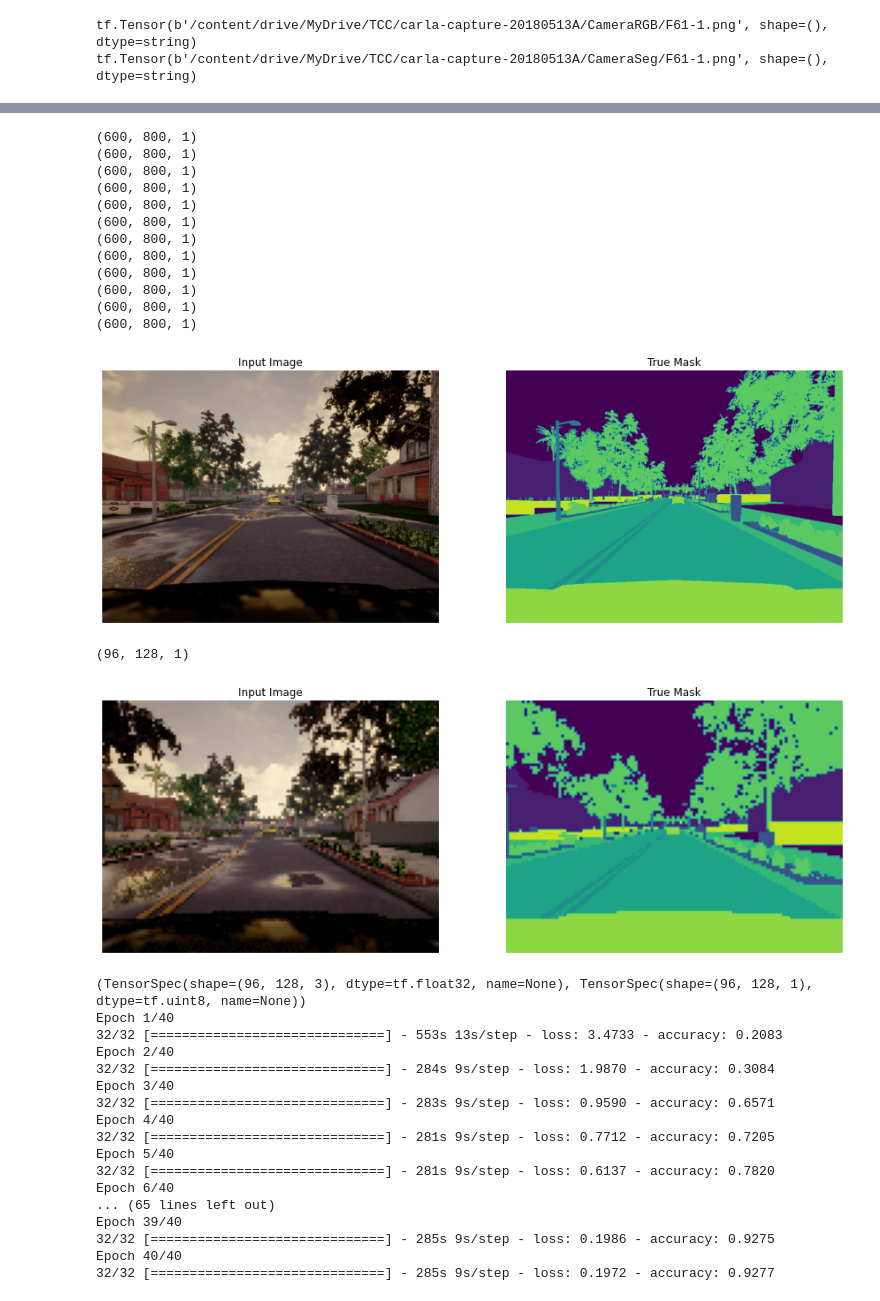
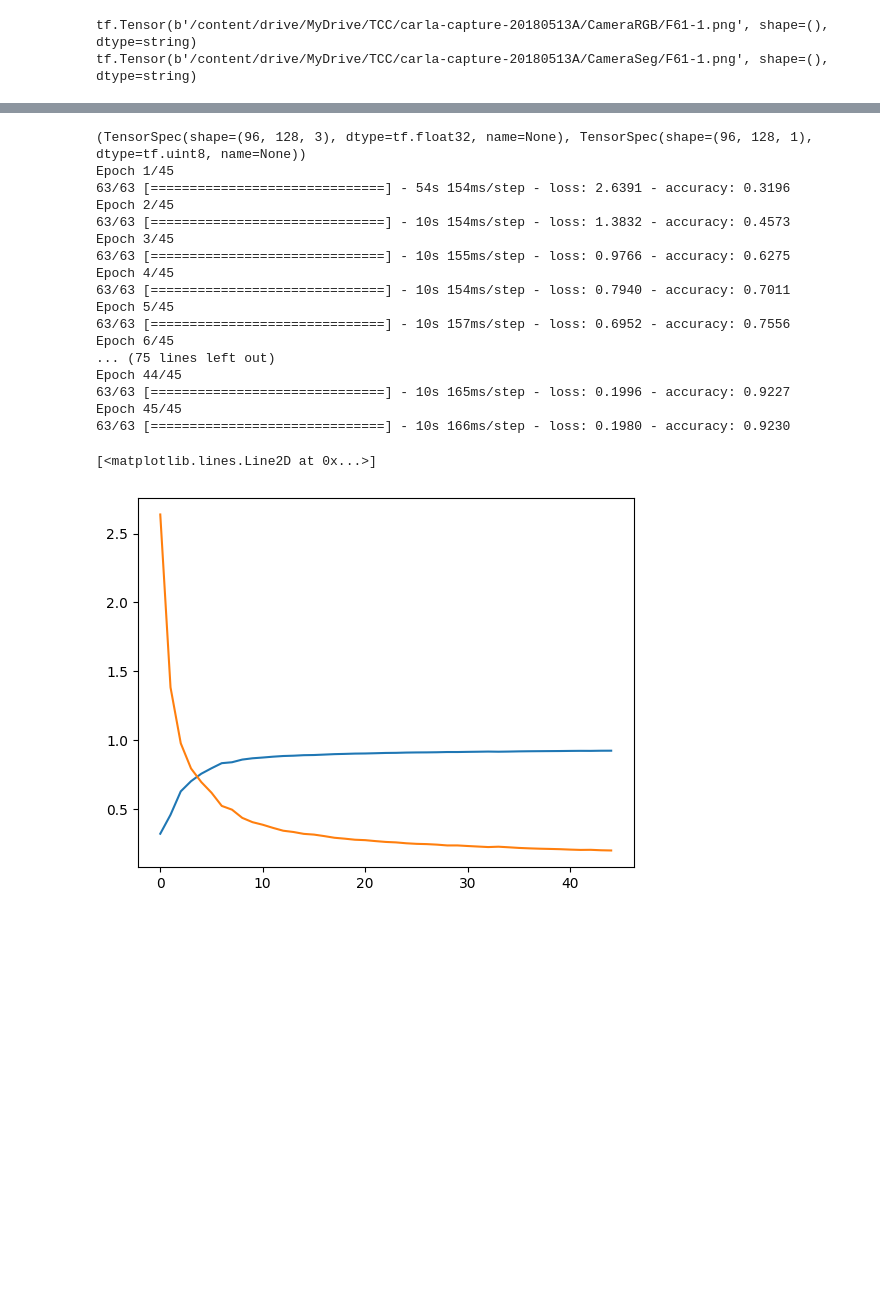
Before and after one commit to MatheusSantos2/OwlVision_MLVisions, a Jupyter notebook: OwlVision_SegmentadorSemantico.ipynb, the cells around one changed output, grey strips where cells are left out. Cells and saved outputs as stored; diff of their text form; code cells hidden in the pictures; blank space fills up the shorter version.

```diff
--- a/OwlVision_SegmentadorSemantico.ipynb
+++ b/OwlVision_SegmentadorSemantico.ipynb
@@ -179,56 +221,35 @@ def display(display_list):
-# %%
-for image, mask in image_ds.take(12):
-    sample_image, sample_mask = image, mask
-    print(mask.shape)
-display([sample_image, sample_mask])
-
-for image, mask in processed_image_ds.take(1):
-    sample_image, sample_mask = image, mask
-    print(mask.shape)
-display([sample_image, sample_mask])
-# %% [output]
-(600, 800, 1)
-(600, 800, 1)
-(600, 800, 1)
-(600, 800, 1)
-(600, 800, 1)
-(600, 800, 1)
-(600, 800, 1)
-(600, 800, 1)
-(600, 800, 1)
-(600, 800, 1)
-(600, 800, 1)
-(600, 800, 1)
-[figure, removed]
-(96, 128, 1)
-[figure, removed]
 # %%
-EPOCHS = 40
-VAL_SUBSPLITS = 5
-BUFFER_SIZE = 500
+EPOCHS = 45
+BUFFER_SIZE = 3200
 BATCH_SIZE = 32
-processed_image_ds.batch(BATCH_SIZE)
-train_dataset = processed_image_ds.cache().shuffle(BUFFER_SIZE).batch(BATCH_SIZE)
-print(processed_image_ds.element_spec)
-model_history = unet.fit(train_dataset, epochs=EPOCHS)
+train_dataset.batch(BATCH_SIZE)
+train_dataset_cache = combined_dataset.cache().shuffle(BUFFER_SIZE).batch(BATCH_SIZE)
+print(train_dataset.element_spec)
+model_history = unet.fit(train_dataset_cache, epochs=EPOCHS)
 # %% [output]
 (TensorSpec(shape=(96, 128, 3), dtype=tf.float32, name=None), TensorSpec(shape=(96, 128, 1), dtype=tf.uint8, name=None))
-Epoch 1/40
-32/32 [==============================] - 553s 13s/step - loss: 3.4733 - accuracy: 0.2083
-Epoch 2/40
-32/32 [==============================] - 284s 9s/step - loss: 1.9870 - accuracy: 0.3084
-Epoch 3/40
-32/32 [==============================] - 283s 9s/step - loss: 0.9590 - accuracy: 0.6571
-Epoch 4/40
-32/32 [==============================] - 281s 9s/step - loss: 0.7712 - accuracy: 0.7205
-Epoch 5/40
-32/32 [==============================] - 281s 9s/step - loss: 0.6137 - accuracy: 0.7820
-Epoch 6/40
-... (65 lines left out)
-Epoch 39/40
-32/32 [==============================] - 285s 9s/step - loss: 0.1986 - accuracy: 0.9275
-Epoch 40/40
-32/32 [==============================] - 285s 9s/step - loss: 0.1972 - accuracy: 0.9277
+Epoch 1/45
+63/63 [==============================] - 54s 154ms/step - loss: 2.6391 - accuracy: 0.3196
+Epoch 2/45
+63/63 [==============================] - 10s 154ms/step - loss: 1.3832 - accuracy: 0.4573
+Epoch 3/45
+63/63 [==============================] - 10s 155ms/step - loss: 0.9766 - accuracy: 0.6275
+Epoch 4/45
+63/63 [==============================] - 10s 154ms/step - loss: 0.7940 - accuracy: 0.7011
+Epoch 5/45
+63/63 [==============================] - 10s 157ms/step - loss: 0.6952 - accuracy: 0.7556
+Epoch 6/45
+... (75 lines left out)
+Epoch 44/45
+63/63 [==============================] - 10s 165ms/step - loss: 0.1996 - accuracy: 0.9227
+Epoch 45/45
+63/63 [==============================] - 10s 166ms/step - loss: 0.1980 - accuracy: 0.9230
+# %%
+plt.plot(model_history.history["accuracy"])
+plt.plot(model_history.history["loss"])
+# %% [output]
+[<matplotlib.lines.Line2D at 0x...>]
+[figure, added]
 # %%
 def create_mask(pred_mask):
     pred_mask = tf.argmax(pred_mask, axis=-1)
```
Also changed, not shown: parts of 15 cells of this notebook, 3 other files.
